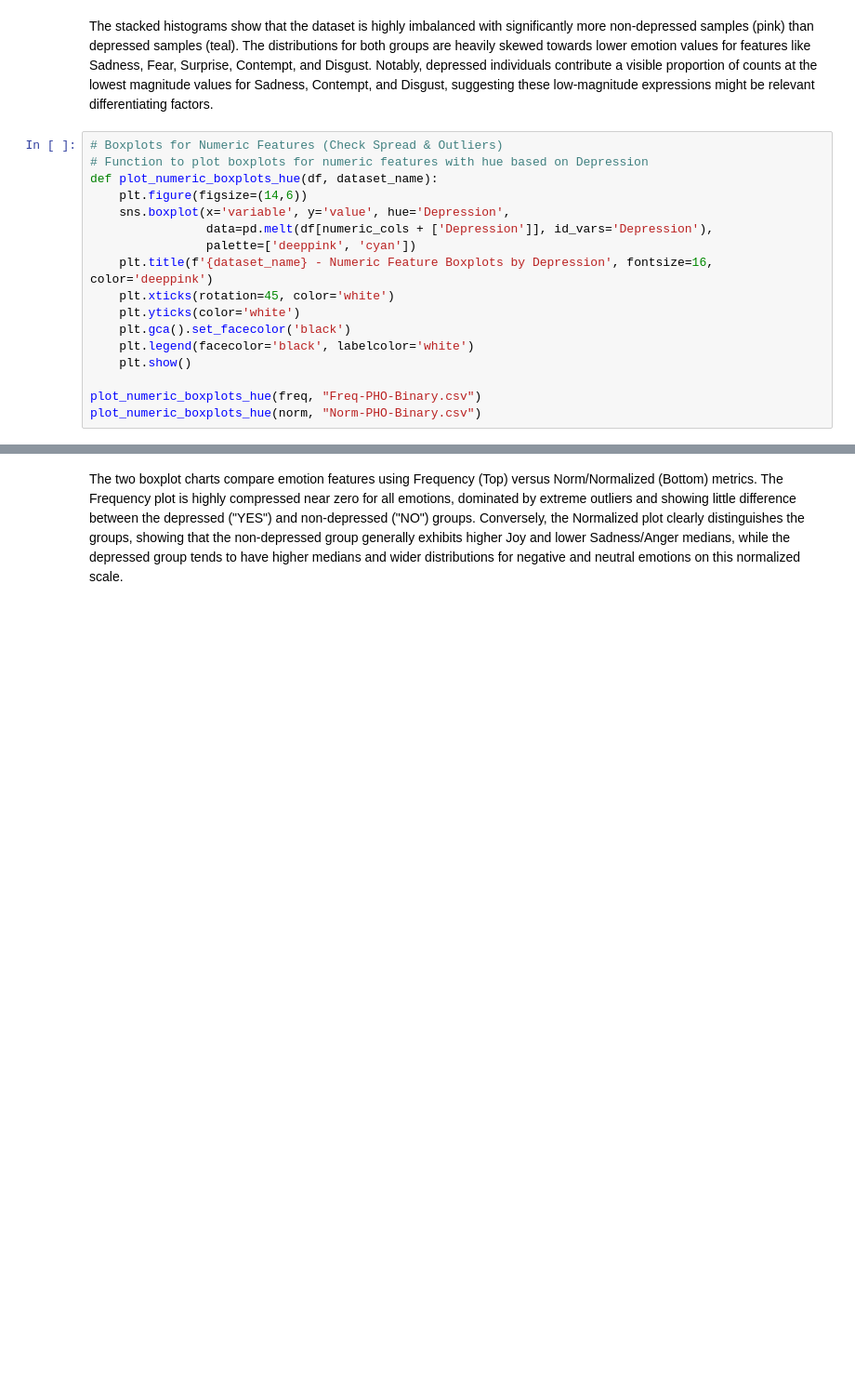
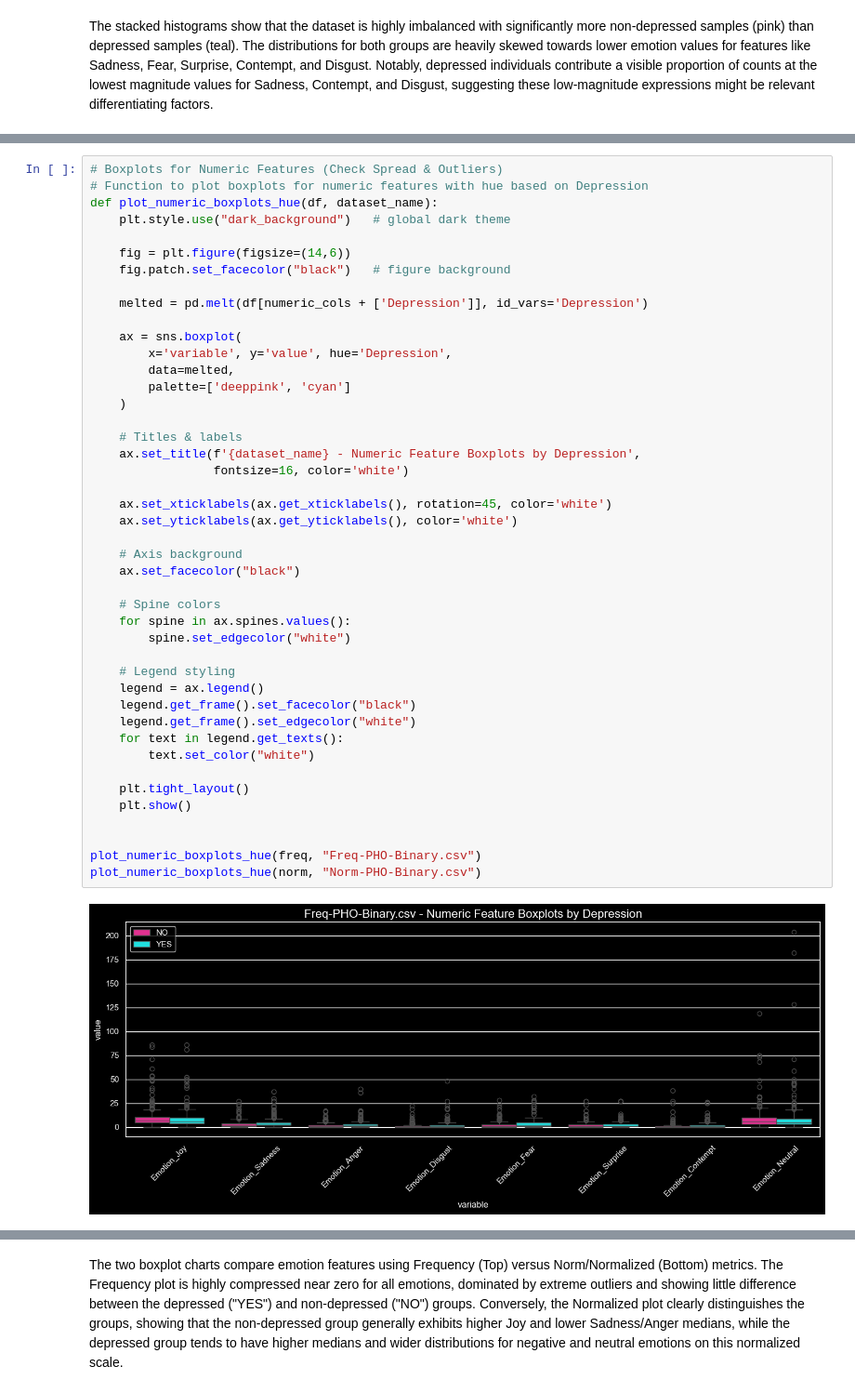
Before and after one commit to Syaza777/Classification-Depression-Dataset-Using-KNN-DT-SVM, a Jupyter notebook: A1.ipynb, the cells around one changed output, grey strips where cells are left out. Shown at 93% size. Saved outputs shown, nothing was run; the diff lists cells and outputs as text; blank space fills up the shorter version.

Commit message:
Update Data Understanding

```diff
--- a/A1.ipynb
+++ b/A1.ipynb
@@ -379,19 +405,2 @@ plot_numeric_features_hue(norm, "Norm-PHO-Binary.csv")
 # %% [markdown]
 The stacked histograms show that the dataset is highly imbalanced with significantly more non-depressed samples (pink) than depressed samples (teal). The distributions for both groups are heavily skewed towards lower emotion values for features like Sadness, Fear, Surprise, Contempt, and Disgust. Notably, depressed individuals contribute a visible proportion of counts at the lowest magnitude values for Sadness, Contempt, and Disgust, suggesting these low-magnitude expressions might be relevant differentiating factors.
-# %%
-# Boxplots for Numeric Features (Check Spread & Outliers)
-# Function to plot boxplots for numeric features with hue based on Depression
-def plot_numeric_boxplots_hue(df, dataset_name):
-    plt.figure(figsize=(14,6))
-    sns.boxplot(x='variable', y='value', hue='Depression',
-                data=pd.melt(df[numeric_cols + ['Depression']], id_vars='Depression'),
-                palette=['deeppink', 'cyan'])
-    plt.title(f'{dataset_name} - Numeric Feature Boxplots by Depression', fontsize=16, color='deeppink')
-    plt.xticks(rotation=45, color='white')
-    plt.yticks(color='white')
-    plt.gca().set_facecolor('black')
-    plt.legend(facecolor='black', labelcolor='white')
-    plt.show()
-
-plot_numeric_boxplots_hue(freq, "Freq-PHO-Binary.csv")
-plot_numeric_boxplots_hue(norm, "Norm-PHO-Binary.csv")
@@ -401,0 +407,46 @@ plot_numeric_boxplots_hue(norm, "Norm-PHO-Binary.csv")
+# %%
+# Boxplots for Numeric Features (Check Spread & Outliers)
+# Function to plot boxplots for numeric features with hue based on Depression
+def plot_numeric_boxplots_hue(df, dataset_name):
+    plt.style.use("dark_background")   # global dark theme
+
+    fig = plt.figure(figsize=(14,6))
+    fig.patch.set_facecolor("black")   # figure background
+
+    melted = pd.melt(df[numeric_cols + ['Depression']], id_vars='Depression')
+
+    ax = sns.boxplot(
+        x='variable', y='value', hue='Depression',
+        data=melted,
+        palette=['deeppink', 'cyan']
+    )
+
+    # Titles & labels
+    ax.set_title(f'{dataset_name} - Numeric Feature Boxplots by Depression',
+                 fontsize=16, color='white')
+
+    ax.set_xticklabels(ax.get_xticklabels(), rotation=45, color='white')
+    ax.set_yticklabels(ax.get_yticklabels(), color='white')
+
+    # Axis background
+    ax.set_facecolor("black")
+
+    # Spine colors
+    for spine in ax.spines.values():
+        spine.set_edgecolor("white")
+
+    # Legend styling
+    legend = ax.legend()
+    legend.get_frame().set_facecolor("black")
+    legend.get_frame().set_edgecolor("white")
+    for text in legend.get_texts():
+        text.set_color("white")
+
+    plt.tight_layout()
+    plt.show()
+
+
+plot_numeric_boxplots_hue(freq, "Freq-PHO-Binary.csv")
+plot_numeric_boxplots_hue(norm, "Norm-PHO-Binary.csv")
+# %% [output]
+[figure, added]
```
Also changed, not shown: parts of 17 cells of this notebook.
